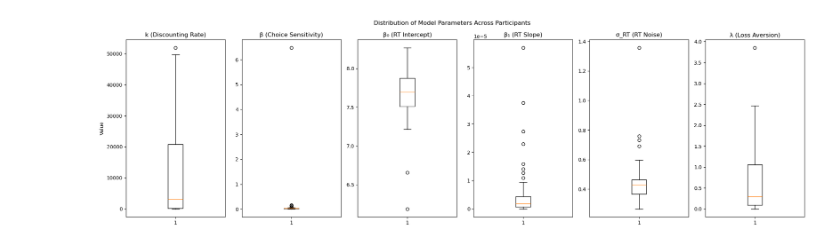
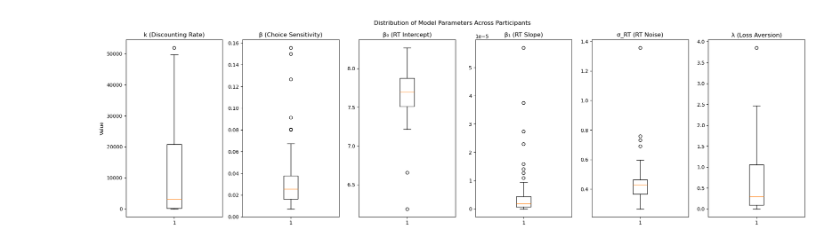
Before and after one commit to PrioteasaAndrei/comp-cogsci-delay-discounting, a Jupyter notebook: src/probabilistic_discounting_debugging.ipynb, the cells around one changed output. Cells and saved outputs as stored; diff of their text form; code cells hidden in the pictures.

```diff
--- a/src/probabilistic_discounting_debugging.ipynb
+++ b/src/probabilistic_discounting_debugging.ipynb
@@ -63,34 +63,36 @@ loss_aversion_values = trace.loss_aversion.median(dim=['chain', 'draw']).values
 
 # IMPORTANT NOTE: we have an outlier close to 30
 # k_values = k_values[k_values < 1]
+beta_values = beta_values[beta_values < 1]
+
 
 import matplotlib.pyplot as plt
 
 # Create a figure with subplots for each parameter
 fig, axes = plt.subplots(1, 6, figsize=(20, 6))
 fig.suptitle('Distribution of Model Parameters Across Participants')
 
 # Create box plots for each parameter
 axes[0].boxplot(k_values)
 axes[0].set_title('k (Discounting Rate)')
 axes[0].set_ylabel('Value')
 
 axes[1].boxplot(beta_values)
 axes[1].set_title('β (Choice Sensitivity)')
 
 axes[2].boxplot(beta0_values)
 axes[2].set_title('β₀ (RT Intercept)')
 
 axes[3].boxplot(beta1_values)
 axes[3].set_title('β₁ (RT Slope)')
 
 axes[4].boxplot(sigma_RT_values)
 axes[4].set_title('σ_RT (RT Noise)')
 
 axes[5].boxplot(loss_aversion_values)
 axes[5].set_title('λ (Loss Aversion)')
 
 plt.tight_layout()
 plt.show()
 # %% [output]
-[figure, old version]
+[figure, new version]
```
Also changed, not shown: 2 other files.
